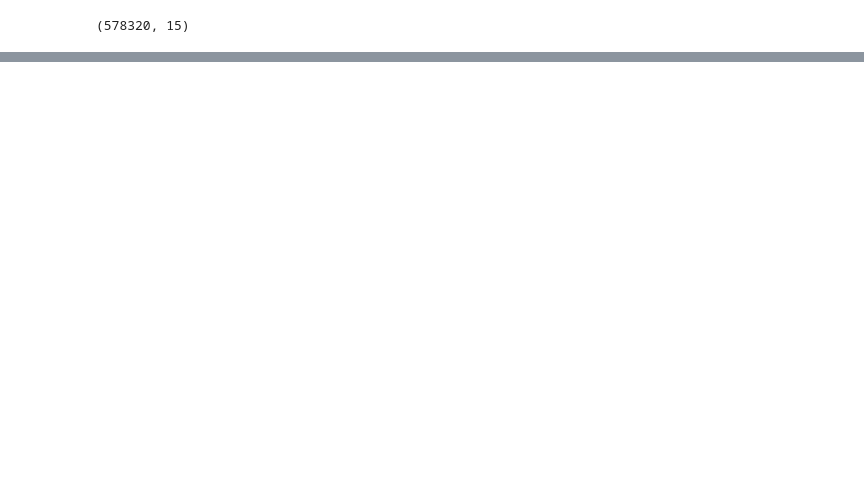
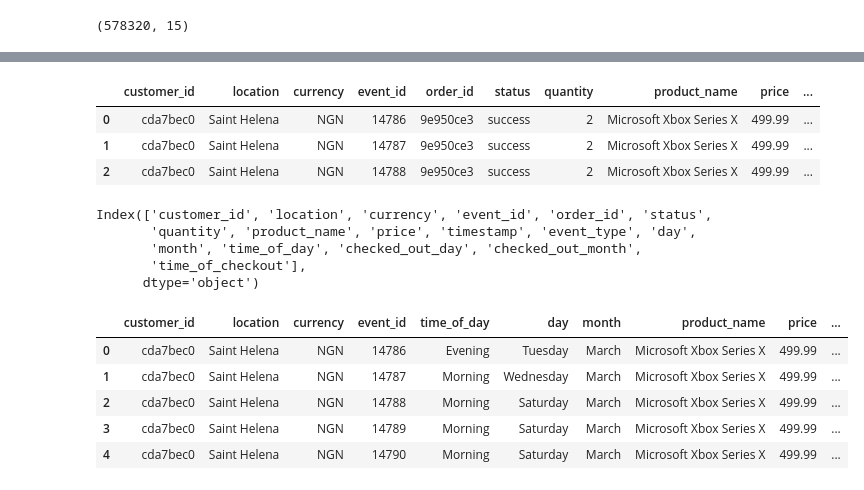
Before and after one commit to Niklauzi/altschool-sod-second-semester-project, a Jupyter notebook: project-solution.ipynb, the cells around one changed output, grey strips where cells are left out. Saved outputs shown, nothing was run; the diff lists cells and outputs as text; code cells hidden in the pictures; blank space fills up the shorter version.

Commit message:
Attempting analysis and visualization

```diff
--- a/project-solution.ipynb
+++ b/project-solution.ipynb
@@ -338,0 +324,11 @@ merged_dat4i
+# %%
+# Engineering the checked_out_at column to get the time, day and month of checkout
+
+shopsmart_clean['checked_out_at'] = pd.to_datetime(shopsmart_clean['checked_out_at'])
+
+#Extracting checkout time features
+shopsmart_clean['checked_out_day'] = shopsmart_clean['checked_out_at'].dt.strftime('%A')
+shopsmart_clean['checked_out_month'] = shopsmart_clean['checked_out_at'].dt.strftime('%B')
+
+# Getting time of day of checkout
+shopsmart_clean['time_of_checkout'] = shopsmart_clean['checked_out_at'].dt.hour.apply(get_time_of_day)
@@ -338,0 +341,9 @@ merged_dat4i
+# %%
+
+
+# Extracting first 8 characters of `customer_id` and `order_id`
+shopsmart_clean['customer_id'] = shopsmart_clean['customer_id'].apply(lambda x: x[:8])
+shopsmart_clean['order_id'] = shopsmart_clean['order_id'].apply(lambda x: x[:8])
+
+# Display the updated DataFrame with truncated IDs
+shopsmart_clean.head(2)
@@ -338,0 +354,45 @@ merged_dat4i
+# %%
+# Dropping furthur columns
+
+'''
+   Dropping columns that will no longer be neccesarry for my analysis
+'''
+
+redundant_columns_2 = ['event_data', 'checked_out_at', 'item_id']
+
+shopsmart = shopsmart_clean.drop(columns=redundant_columns_2)
+shopsmart.head(3)
+# %% [output]
+|  | customer_id | location | currency | event_id | order_id | status | quantity | product_name | price | ... |
+| 0 | cda7bec0 | Saint Helena | NGN | 14786 | 9e950ce3 | success | 2 | Microsoft Xbox Series X | 499.99 | ... |
+| 1 | cda7bec0 | Saint Helena | NGN | 14787 | 9e950ce3 | success | 2 | Microsoft Xbox Series X | 499.99 | ... |
+| 2 | cda7bec0 | Saint Helena | NGN | 14788 | 9e950ce3 | success | 2 | Microsoft Xbox Series X | 499.99 | ... |
+# %%
+shopsmart.columns
+# %% [output]
+Index(['customer_id', 'location', 'currency', 'event_id', 'order_id', 'status',
+       'quantity', 'product_name', 'price', 'timestamp', 'event_type', 'day',
+       'month', 'time_of_day', 'checked_out_day', 'checked_out_month',
+       'time_of_checkout'],
+      dtype='object')
+# %%
+
+
+# Reordering the dataframe to enable easy understanding
+
+new_column_order = ['customer_id', 'location', 'currency', 'event_id', 'time_of_day', 'day',
+                    'month', 'product_name', 'price', 'quantity', 'timestamp', 'event_type', 'status', 'time_of_checkout',
+                    'checked_out_day', 'checked_out_month']
+
+
+shopsmart = shopsmart[new_column_order]
+
+# Display the updated DataFrame with reordered columns
+shopsmart.head()
+# %% [output]
+|  | customer_id | location | currency | event_id | time_of_day | day | month | product_name | price | ... |
+| 0 | cda7bec0 | Saint Helena | NGN | 14786 | Evening | Tuesday | March | Microsoft Xbox Series X | 499.99 | ... |
+| 1 | cda7bec0 | Saint Helena | NGN | 14787 | Morning | Wednesday | March | Microsoft Xbox Series X | 499.99 | ... |
+| 2 | cda7bec0 | Saint Helena | NGN | 14788 | Morning | Saturday | March | Microsoft Xbox Series X | 499.99 | ... |
+| 3 | cda7bec0 | Saint Helena | NGN | 14789 | Morning | Saturday | March | Microsoft Xbox Series X | 499.99 | ... |
+| 4 | cda7bec0 | Saint Helena | NGN | 14790 | Morning | Saturday | March | Microsoft Xbox Series X | 499.99 | ... |
```
Also changed, not shown: parts of 56 cells of this notebook, 5 other files.
